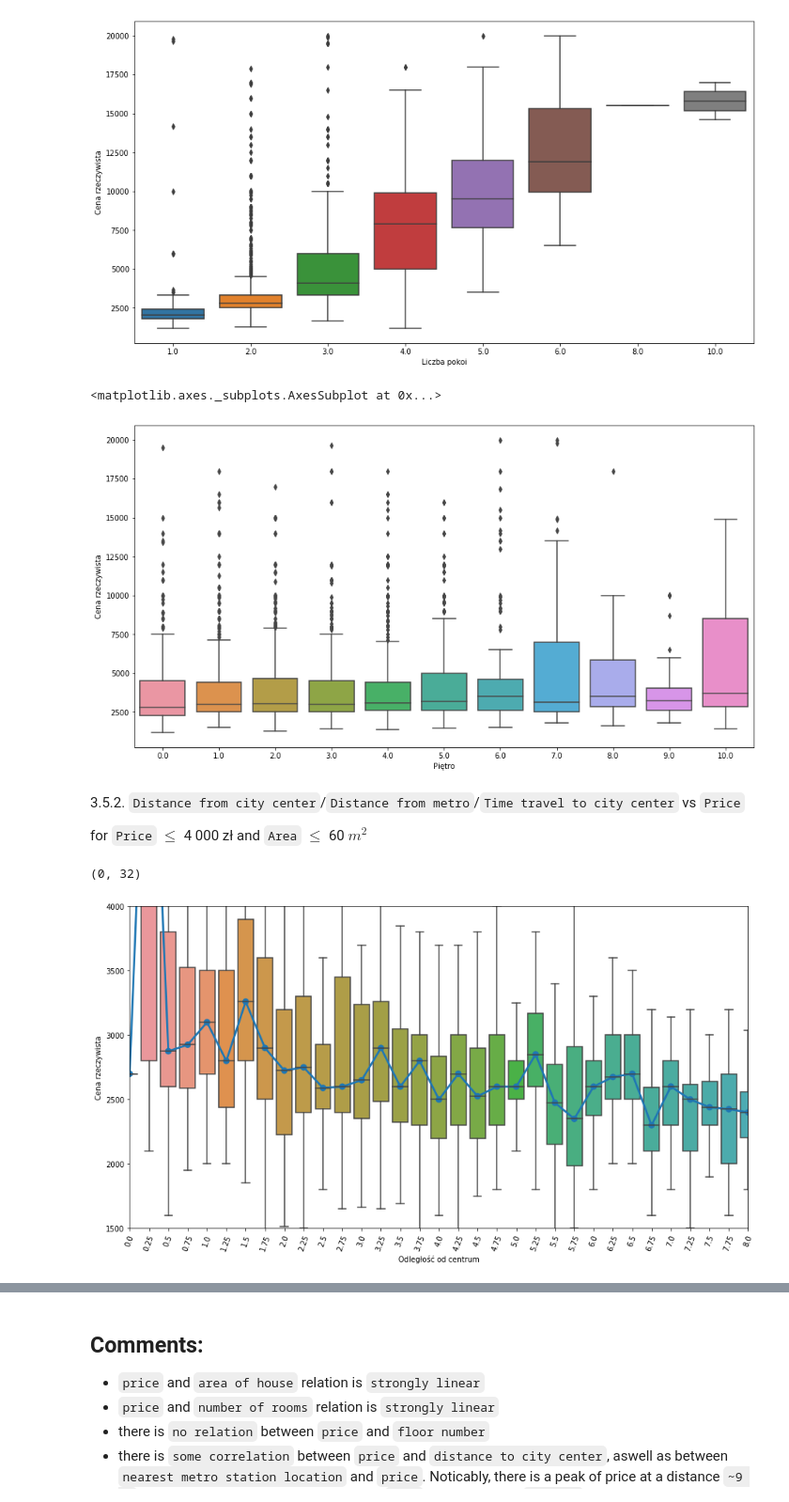
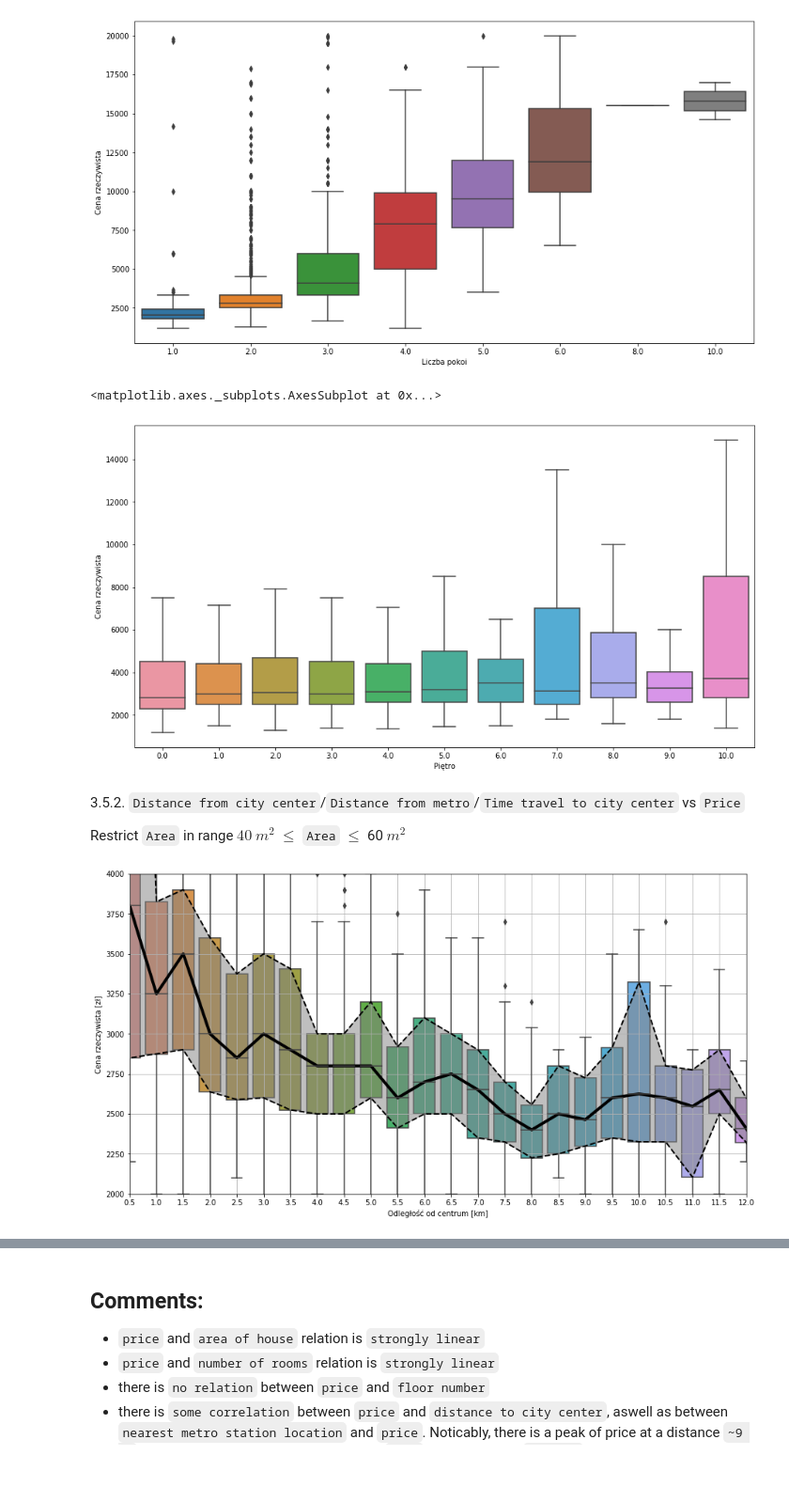
Before and after one commit to KrystianPlackowski/Apartments-data-parser, a Jupyter notebook: rental/analyse.ipynb, the cells around one changed output, grey strips where cells are left out. Shown at 94% size. Saved outputs shown, nothing was run; the diff lists cells and outputs as text; code cells hidden in the pictures; blank space fills up the shorter version.

```diff
--- a/rental/analyse.ipynb
+++ b/rental/analyse.ipynb
@@ -68 +136,15 @@ def dist_2(a, b):
+# %%
+def quantile_lines(df, horizontal_group, vertical_group, as_index=False, sort=False):
+
+    df = df.groupby(horizontal_group, as_index=as_index).describe()[vertical_group][['25%', '50%', '75%']]
+    if sort:
+        df = df.sort_values(by='50%', ascending=False)
+
+    x = df.index
+    y1, y2, y3 = df['25%'], df['50%'], df['75%']
+
+    plt.plot(x, y2, linewidth=4, color='k')
+    plt.plot(x, y1, linewidth=2, color='k', linestyle='dashed')
+    plt.plot(x, y3, linewidth=2, color='k', linestyle='dashed')
+    plt.fill_between(x, y1, y3, color='gray', alpha='0.5')
 # %% [markdown]
@@ -353,26 +369,30 @@ sns.boxplot('Liczba pokoi', 'Cena rzeczywista', data=df)
 [figure]
 # %%
 plt.figure(figsize=(15,8))
-sns.boxplot('Piętro', 'Cena rzeczywista', data=df)
+sns.boxplot('Piętro', 'Cena rzeczywista', data=df, showfliers=False)
 # %% [output]
 <matplotlib.axes._subplots.AxesSubplot at 0x...>
-[figure, old version]
+[figure, new version]
 # %% [markdown]
 3.5.2. `Distance from city center`/`Distance from metro`/`Time travel to city center` vs `Price`
 
-for `Price` $\le$ 4 000 zł and `Area` $ \le $ 60 $m^2$
+Restrict `Area` in range $ 40 $ $m^2$ $ \le $ `Area` $ \le $ 60 $m^2$
 # %%
+bin_size = 0.5
 plt.figure(figsize=(15,8))
+df_ = df.copy()
+df_ = df_[df_['Powierzchnia'] <= 60]
+df_ = df_[df_['Powierzchnia'] >= 40]
+df_ = df_.apply(lambda x: round(x/bin_size)*bin_size if x.name == 'Odległość od centrum' else x)
 
-df_ = df[df['Powierzchnia'] <= 60].apply(lambda x: round(x/0.25)*0.25 if x.name == 'Odległość od centrum' else x)
+sns.boxplot(x='Odległość od centrum', y='Cena rzeczywista', data=df_)#, showfliers=False)#, scale='width', inner='quartile')
+quantile_lines(df_, 'Odległość od centrum', 'Cena rzeczywista', as_index=False)
 
-sns.boxplot(x='Odległość od centrum', y='Cena rzeczywista', data=df_, showfliers=False)#, scale='width', inner='quartile')
-sns.pointplot(x='Odległość od centrum', y='Cena rzeczywista', data=df_.groupby('Odległość od centrum', as_index=False).median())
-
-plt.xticks(rotation=70)
-plt.ylim(1500, 4000)
-plt.xlim(0, 32)
+plt.xlabel('Odległość od centrum [km]')
+plt.ylabel('Cena rzeczywista [zł]')
+plt.ylim(2000, 4000)
+plt.xlim(0.5/bin_size, 12/bin_size)
+plt.grid()
 # %% [output]
-(0, 32)
-[figure, old version]
+[figure, new version]
 # %%
```
Also changed, not shown: parts of 27 cells of this notebook.
